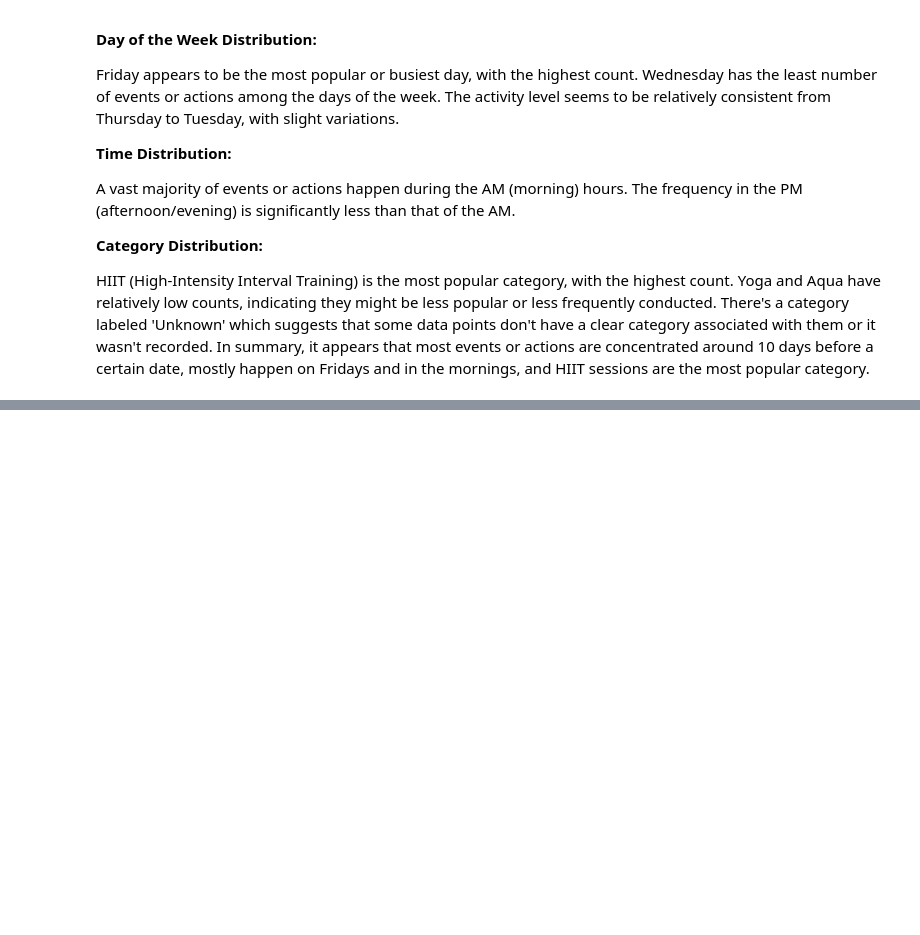
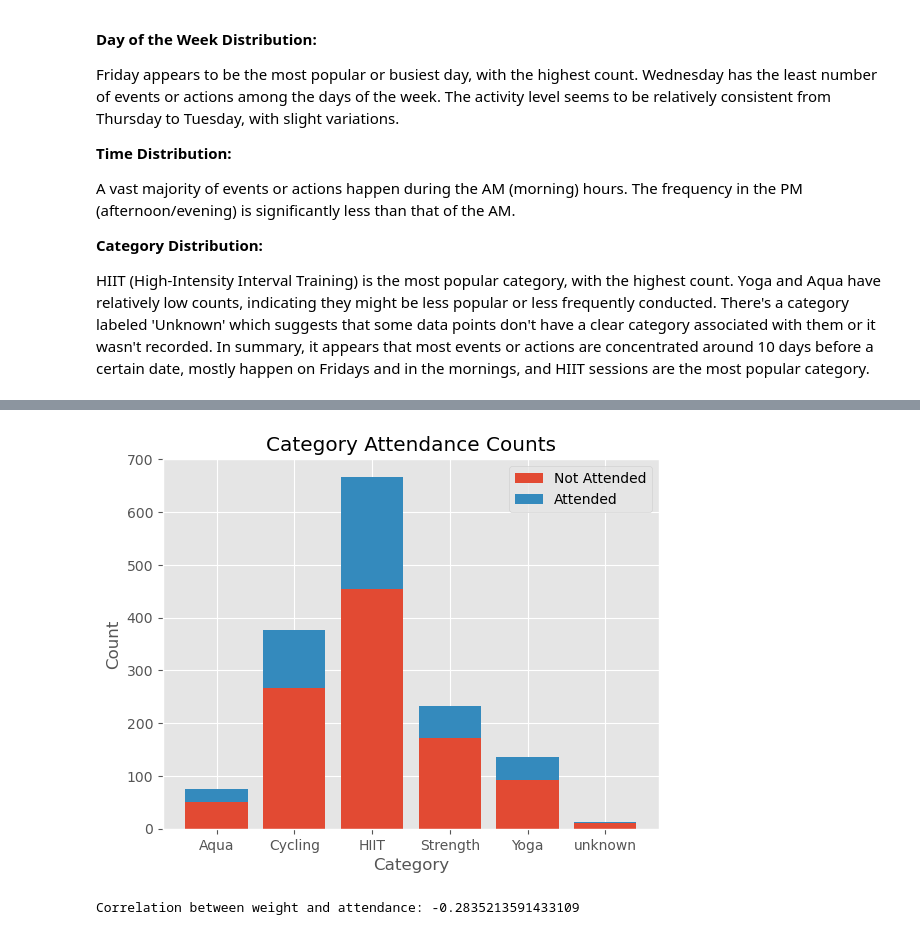
Before and after one commit to LoveRedemption/Fitness-class, a Jupyter notebook: Fitness Class EdA.ipynb, the cells around one changed output, grey strips where cells are left out. Saved outputs shown, nothing was run; the diff lists cells and outputs as text; code cells hidden in the pictures; blank space fills up the shorter version.

```diff
--- a/Fitness Class EdA.ipynb
+++ b/Fitness Class EdA.ipynb
@@ -327,0 +381,22 @@ NameError: name 'df' is not defined
+# %%
+category_attendance_counts = df.groupby(['category', 'attended']).count()['booking_id']
+
+# Reshape the data for plotting
+data = category_attendance_counts.unstack()
+categories = data.index
+attendance = [data[0], data[1]]
+plt.bar(categories, attendance[0], label='Not Attended')
+plt.bar(categories, attendance[1], bottom=attendance[0], label='Attended')
+plt.xlabel('Category')
+plt.ylabel('Count')
+plt.title('Category Attendance Counts')
+plt.legend()
+plt.show()
+# %% [output]
+[figure, added]
+# %%
+correlation = df['weight'].corr(df['attended'])
+
+print(f"Correlation between weight and attendance: {correlation}")
+# %% [output]
+Correlation between weight and attendance: -0.2835213591433109
```
Also changed, not shown: parts of 9 cells of this notebook.
